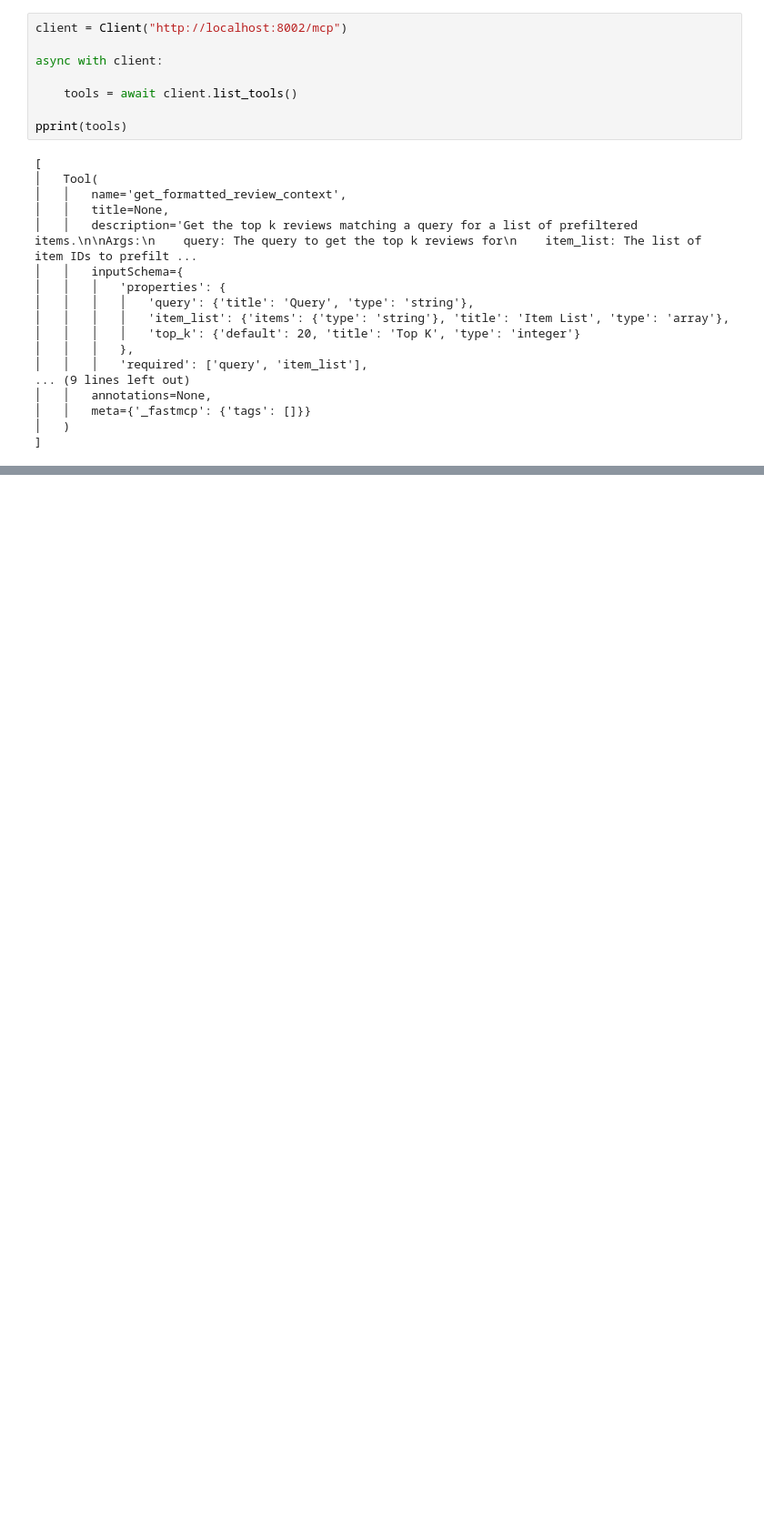
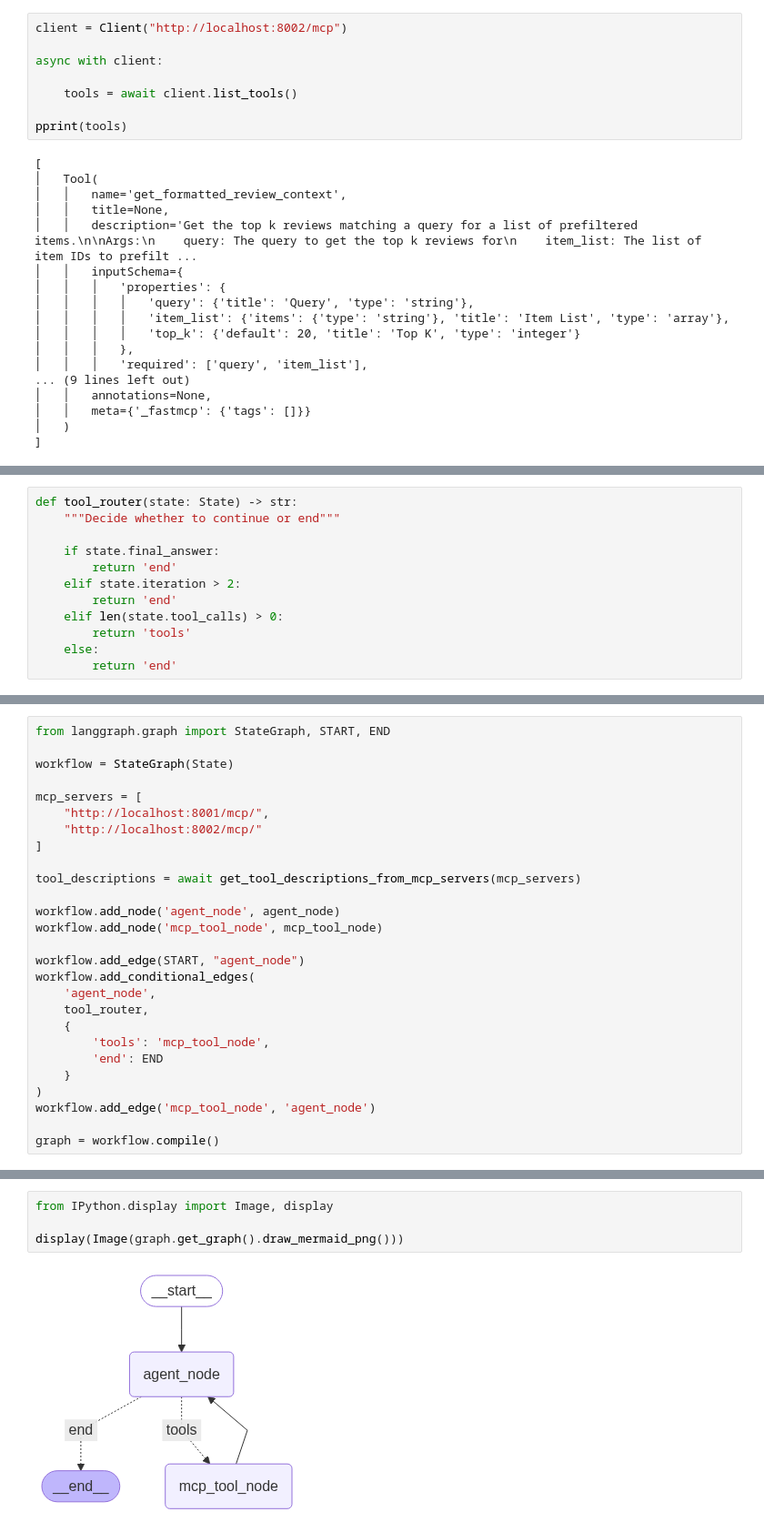
Before and after one commit to balrog2000/01-ai-engineering-bootcamp, a Jupyter notebook: notebooks/14-mcp.ipynb, the cells around one changed output, grey strips where cells are left out. Shown at 91% size. Drawn from its saved outputs; the diff is of its cells as text; blank space fills up the shorter version.

```diff
--- a/notebooks/14-mcp.ipynb
+++ b/notebooks/14-mcp.ipynb
@@ -178,0 +255,12 @@ pprint(tool_descriptions)
+# %%
+def tool_router(state: State) -> str:
+    """Decide whether to continue or end"""
+
+    if state.final_answer:
+        return 'end'
+    elif state.iteration > 2:
+        return 'end'
+    elif len(state.tool_calls) > 0:
+        return 'tools'
+    else:
+        return 'end'
@@ -178,0 +385,27 @@ pprint(tool_descriptions)
+# %%
+from langgraph.graph import StateGraph, START, END
+
+workflow = StateGraph(State)
+
+mcp_servers = [
+    "http://localhost:8001/mcp/",
+    "http://localhost:8002/mcp/"
+]
+
+tool_descriptions = await get_tool_descriptions_from_mcp_servers(mcp_servers)
+
+workflow.add_node('agent_node', agent_node)
+workflow.add_node('mcp_tool_node', mcp_tool_node)
+
+workflow.add_edge(START, "agent_node")
+workflow.add_conditional_edges(
+    'agent_node',
+    tool_router,
+    {
+        'tools': 'mcp_tool_node',
+        'end': END
+    }
+)
+workflow.add_edge('mcp_tool_node', 'agent_node')
+
+graph = workflow.compile()
@@ -178,0 +432,6 @@ pprint(tool_descriptions)
+# %%
+from IPython.display import Image, display
+
+display(Image(graph.get_graph().draw_mermaid_png()))
+# %% [output]
+[figure, added]
```
Also changed, not shown: parts of 12 cells of this notebook, 8 other files.
